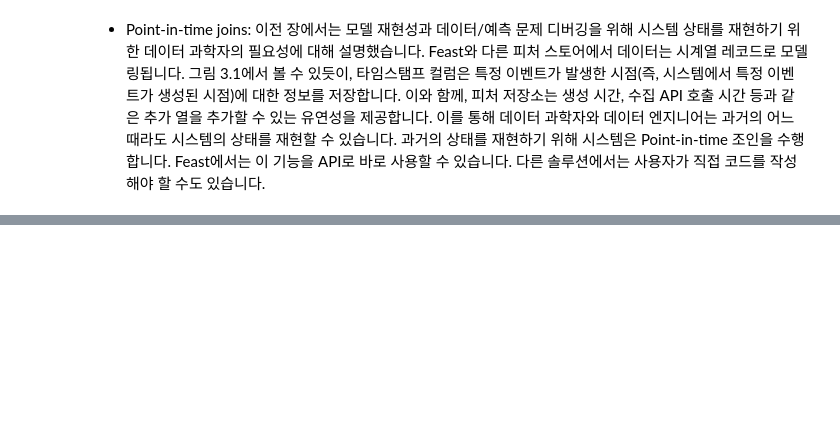
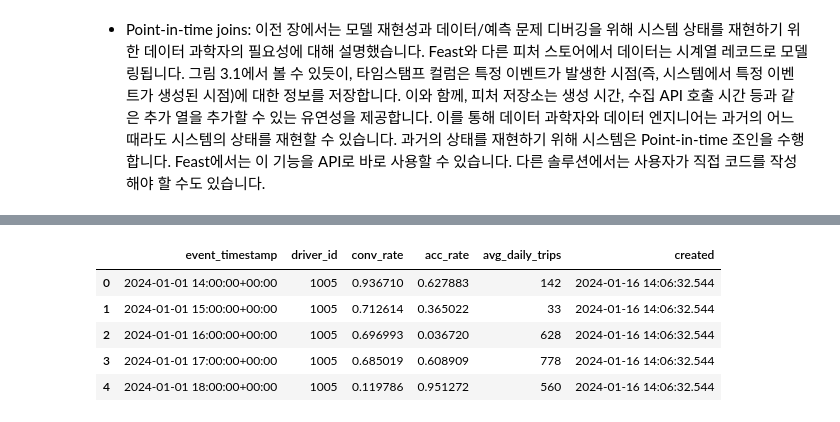
Before and after one commit to sguys99/feast_study, a Jupyter notebook: book/ch03.ipynb, the cells around one changed output, grey strips where cells are left out. Cells and saved outputs as stored; diff of their text form; code cells hidden in the pictures; blank space fills up the shorter version.

```diff
--- a/book/ch03.ipynb
+++ b/book/ch03.ipynb
@@ -67,0 +127,11 @@ table_ref="feast-oss.demo_data.driver_activity"
+# %%
+df = pd.read_parquet('demo/feature_repo/data/driver_stats.parquet')
+# %%
+df.head()
+# %% [output]
+|  | event_timestamp | driver_id | conv_rate | acc_rate | avg_daily_trips | created |
+| 0 | 2024-01-01 14:00:00+00:00 | 1005 | 0.936710 | 0.627883 | 142 | 2024-01-16 14:06:32.544 |
+| 1 | 2024-01-01 15:00:00+00:00 | 1005 | 0.712614 | 0.365022 | 33 | 2024-01-16 14:06:32.544 |
+| 2 | 2024-01-01 16:00:00+00:00 | 1005 | 0.696993 | 0.036720 | 628 | 2024-01-16 14:06:32.544 |
+| 3 | 2024-01-01 17:00:00+00:00 | 1005 | 0.685019 | 0.608909 | 778 | 2024-01-16 14:06:32.544 |
+| 4 | 2024-01-01 18:00:00+00:00 | 1005 | 0.119786 | 0.951272 | 560 | 2024-01-16 14:06:32.544 |
```
Also changed, not shown: parts of 24 cells of this notebook, 9 other files.
